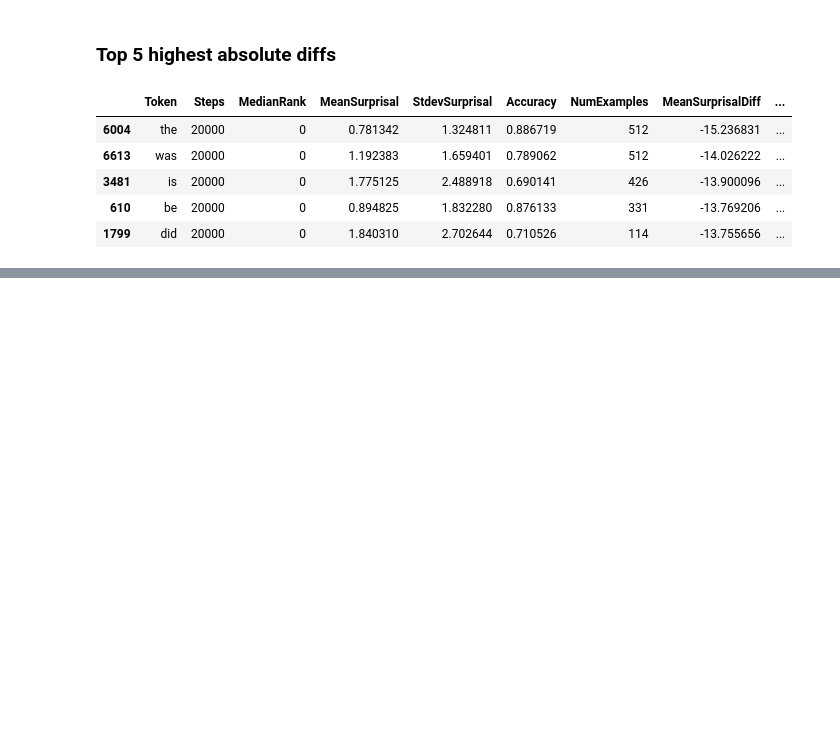
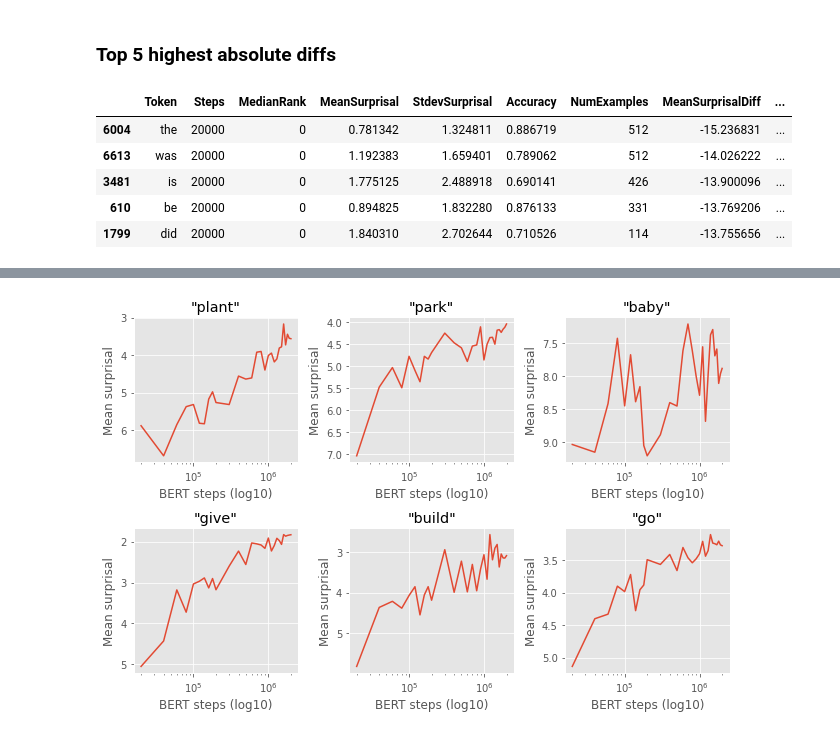
Before and after one commit to NazaninShafiabadi/word-acquisition-language-models, a Jupyter notebook: scripts/analyses.ipynb, the cells around one changed output, grey strips where cells are left out. Cells and saved outputs as stored; diff of their text form; code cells hidden in the pictures; blank space fills up the shorter version.

```diff
--- a/scripts/analyses.ipynb
+++ b/scripts/analyses.ipynb
@@ -109,0 +165,20 @@ highest_abs_diffs
+# %%
+def get_pos_tags(doc_path):
+    with open(doc_path, 'r') as file:
+        doc = file.read()
+        tokens = word_tokenize(doc)     # use spacy instead
+        tokens = [token.lower() for token in tokens if token not in string.punctuation]
+        pos_tags = nltk.pos_tag(tokens)
+
+        pos_dict = {}
+        for token, pos in pos_tags:
+            if token in pos_dict and not pos in pos_dict[token]:
+                pos_dict[token].append(pos)
+            else:
+                pos_dict[token] = [pos]
+
+    return pd.DataFrame(list(pos_dict.items()), columns=['Token', 'POS'])
+# %%
+document = "../sample_data/wikitext/wikitext103_test.txt"
+pos_tags = get_pos_tags(document)
+pos_tags
@@ -109,0 +199,3 @@ highest_abs_diffs
+# %%
+merged_df = bert_surprisals.merge(pos_tags, on='Token', how='left')
+merged_df
@@ -109,0 +226,3 @@ highest_abs_diffs
+# %%
+merged_df = merged_df.dropna()
+merged_df[merged_df['POS'].isna()]['Token'].drop_duplicates().tolist()
@@ -109,0 +252,10 @@ highest_abs_diffs
+# %%
+exclusive_NN = merged_df[merged_df['POS'].apply(lambda pos_list: 'NN' in pos_list and 'VB' not in pos_list)]
+exclusive_VB = merged_df[merged_df['POS'].apply(lambda pos_list: 'VB' in pos_list and 'NN' not in pos_list)]
+
+plot_surprisals(
+    exclusive_NN['Token'].drop_duplicates().sample(3).tolist() + exclusive_VB['Token'].drop_duplicates().sample(3).tolist(),
+    merged_df
+    )
+# %% [output]
+[figure, added]
```
Also changed, not shown: parts of 17 cells of this notebook, 1 other file.
